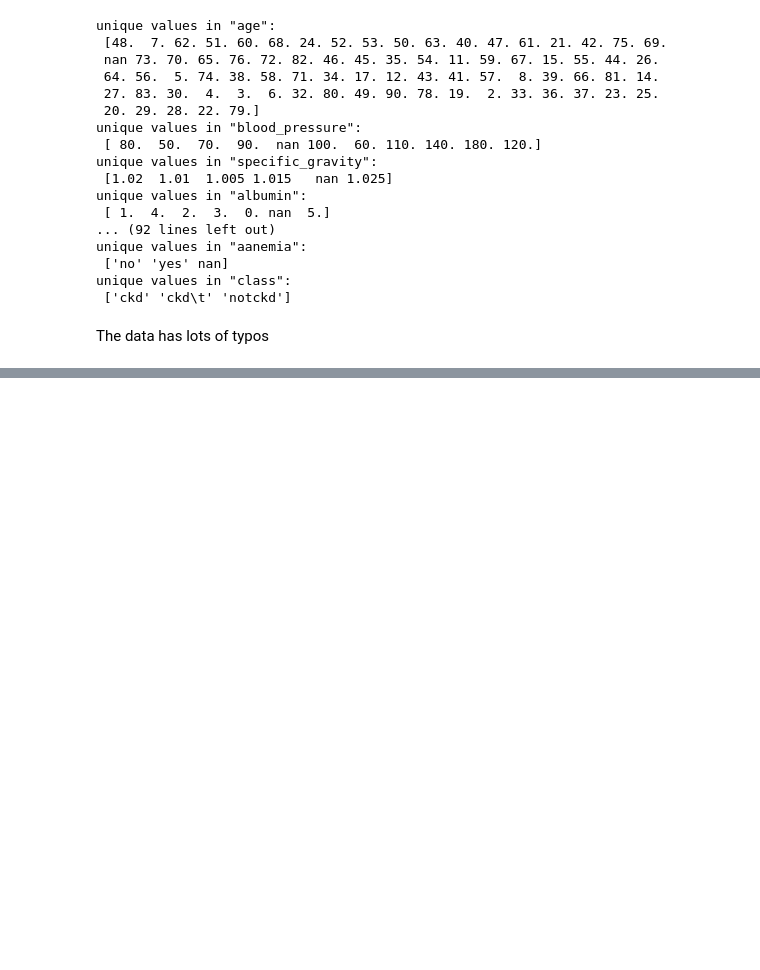
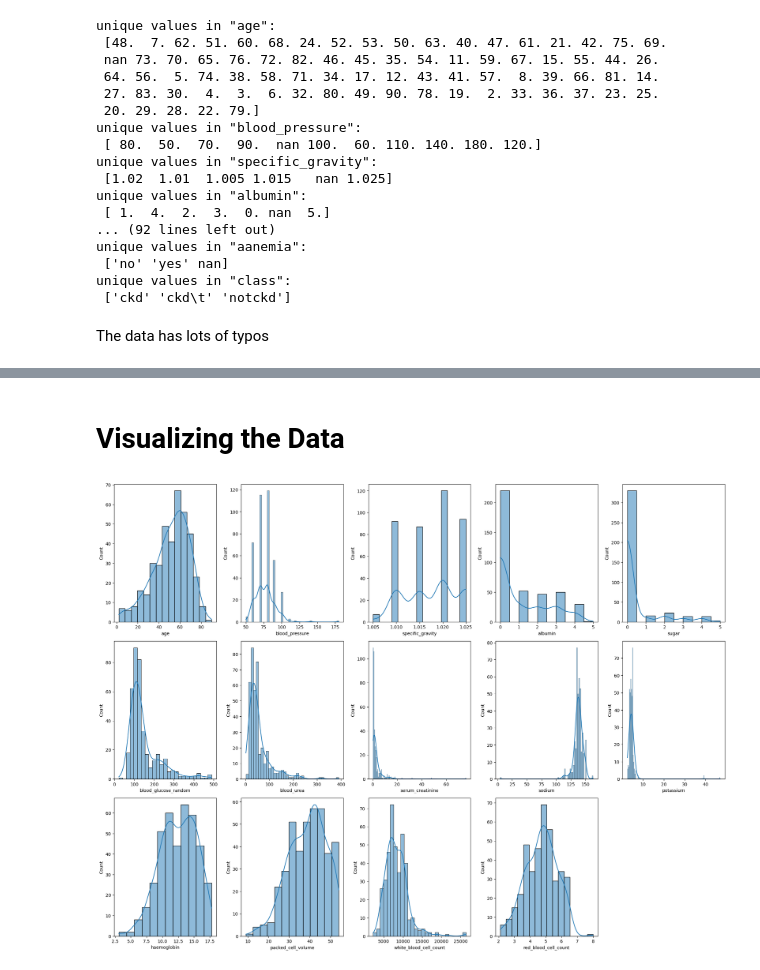
Before and after one commit to aliduku/GOMYCODE-Data-Science-Bootcamp, a Jupyter notebook: Checkpoint/26_Machine Learning Algorithms Checkpoint/chronic-kidney-disease-prediction.ipynb, the cells around one changed output, grey strips where cells are left out. Drawn from its saved outputs; the diff is of its cells as text; code cells hidden in the pictures; blank space fills up the shorter version.

```diff
--- a/Checkpoint/26_Machine Learning Algorithms Checkpoint/chronic-kidney-disease-prediction.ipynb
+++ b/Checkpoint/26_Machine Learning Algorithms Checkpoint/chronic-kidney-disease-prediction.ipynb
@@ -139,0 +253,6 @@ df['class'] = pd.to_numeric(df['class'], errors='coerce')
+# %%
+# filling num_cols null values using random sampling method
+for col in num_cols:
+    random_value_imputation(col)
+
+df[num_cols].isnull().sum()
@@ -139,0 +276,9 @@ df['class'] = pd.to_numeric(df['class'], errors='coerce')
+# %%
+# filling "red_blood_cells" and "pus_cell" using random sampling method and rest of cat_cols using mode imputation
+random_value_imputation('red_blood_cells')
+random_value_imputation('pus_cell')
+
+for col in cat_cols:
+    impute_mode(col)
+
+df[cat_cols].isnull().sum()
@@ -139,0 +299,4 @@ df['class'] = pd.to_numeric(df['class'], errors='coerce')
+# %%
+# Printing unique values in cat_cols
+for col in cat_cols:
+    print(f"{col} has {df[col].nunique()} categories\n")
@@ -139,0 +323,7 @@ df['class'] = pd.to_numeric(df['class'], errors='coerce')
+# %%
+from sklearn.preprocessing import LabelEncoder
+
+le = LabelEncoder()
+
+for col in cat_cols:
+    df[col] = le.fit_transform(df[col])
@@ -139,0 +367,19 @@ df['class'] = pd.to_numeric(df['class'], errors='coerce')
+# %% [markdown]
+# Visualizing the Data
+# %%
+# checking numerical features distribution
+plt.figure(figsize = (20, 15))
+plotnumber = 1
+
+for column in num_cols:
+    if plotnumber <= 14:
+        ax = plt.subplot(3, 5, plotnumber)
+        sns.histplot(df[column], kde=True)
+        plt.xlabel(column)
+
+    plotnumber += 1
+
+plt.tight_layout()
+plt.show()
+# %% [output]
+[figure, added]
```
Also changed, not shown: parts of 89 cells of this notebook.
